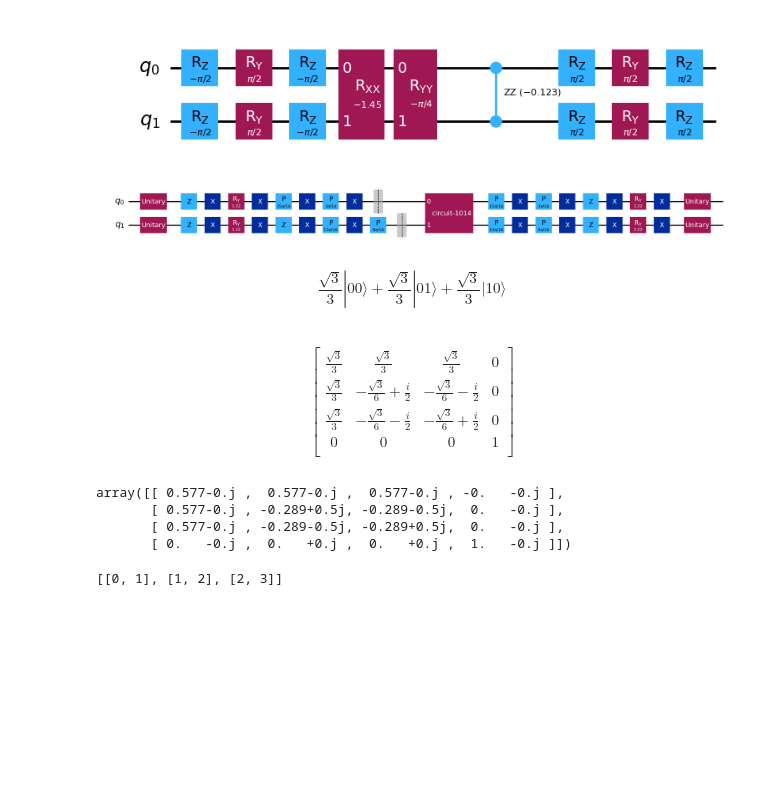
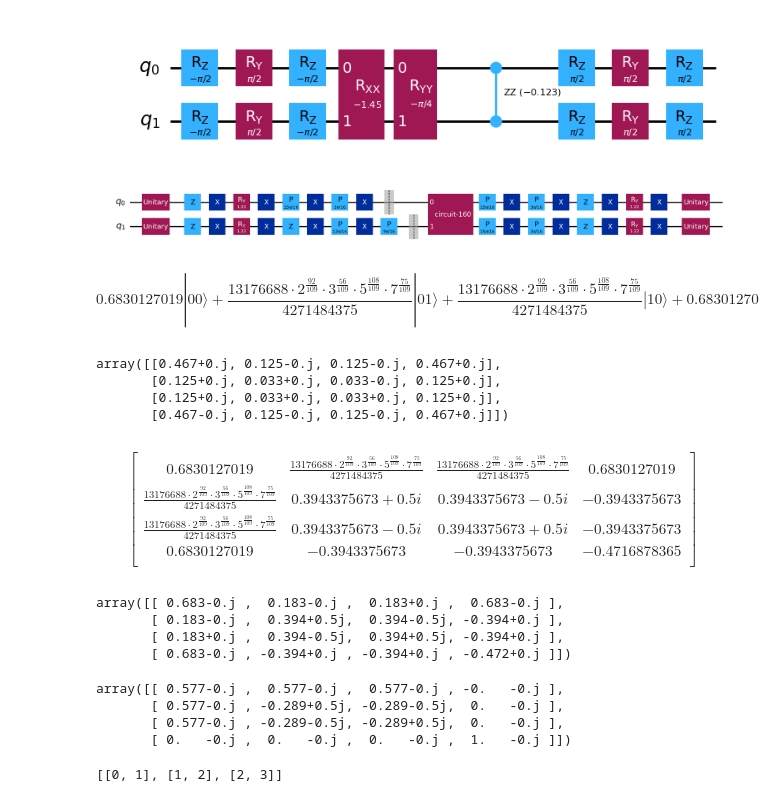
Before and after one commit to slysek/qudityD3, a Jupyter notebook: GHZstate.ipynb, the cells around one changed output. Cells and saved outputs as stored; diff of their text form; code cells hidden in the pictures; blank space fills up the shorter version.

```diff
--- a/GHZstate.ipynb
+++ b/GHZstate.ipynb
@@ -110,35 +111,49 @@ VCxGate.draw('mpl')
 # %% [output]
 [figure]
 # %%
-#basisTransformationMatrix = np.array([[1/np.sqrt(2), 1/np.sqrt(2)], [1/np.sqrt(2), -1/np.sqrt(2)]])
-basisTransformationMatrix = np.identity(2)
+basisTransformationMatrix = np.array([[1/np.sqrt(2), 1/np.sqrt(2)], [1/np.sqrt(2), -1/np.sqrt(2)]])
+#basisTransformationMatrix = np.identity(2)
 uniGate = UnitaryGate(basisTransformationMatrix)
 cartanCirc = cartanCircuit(VCxGate, uniGate)
 cartanCirc.draw('mpl')
 # %% [output]
-[figure, old version]
+[figure, new version]
 # %%
 Statevector(cartanCirc).draw('latex')
 # %% [output]
-$$\frac{\sqrt{3}}{3} |00\rangle+\frac{\sqrt{3}}{3} |01\rangle+\frac{\sqrt{3}}{3} |10\rangle$$
+$$0.6830127019 |00\rangle+\frac{13176688 \cdot 2^{\frac{92}{109}} \cdot 3^{\frac{56}{109}} \cdot 5^{\frac{108}{109}} \cdot 7^{\frac{75}{109}}}{4271484375} |01\rangle+\frac{13176688 \cdot 2^{\frac{92}{109}} \cdot 3^{\frac{56}{109}} \cdot 5^{\frac{108}{109}} \cdot 7^{\frac{75}{109}}}{4271484375} |10\rangle+0.6830127019 |11\rangle$$
+# %%
+Statevector(cartanCirc).to_operator().to_matrix().round(3)
+# %% [output]
+array([[0.467+0.j, 0.125-0.j, 0.125-0.j, 0.467+0.j],
+       [0.125+0.j, 0.033+0.j, 0.033-0.j, 0.125+0.j],
+       [0.125+0.j, 0.033+0.j, 0.033+0.j, 0.125+0.j],
+       [0.467-0.j, 0.125-0.j, 0.125-0.j, 0.467+0.j]])
 # %%
 Operator(cartanCirc).draw('latex')
 # %% [output]
 $$
 \begin{bmatrix}
-\frac{\sqrt{3}}{3} & \frac{\sqrt{3}}{3} & \frac{\sqrt{3}}{3} & 0  \\
- \frac{\sqrt{3}}{3} & - \frac{\sqrt{3}}{6} + \frac{i}{2} & - \frac{\sqrt{3}}{6} - \frac{i}{2} & 0  \\
- \frac{\sqrt{3}}{3} & - \frac{\sqrt{3}}{6} - \frac{i}{2} & - \frac{\sqrt{3}}{6} + \frac{i}{2} & 0  \\
- 0 & 0 & 0 & 1  \\
+0.6830127019 & \frac{13176688 \cdot 2^{\frac{92}{109}} \cdot 3^{\frac{56}{109}} \cdot 5^{\frac{108}{109}} \cdot 7^{\frac{75}{109}}}{4271484375} & \frac{13176688 \cdot 2^{\frac{92}{109}} \cdot 3^{\frac{56}{109}} \cdot 5^{\frac{108}{109}} \cdot 7^{\frac{75}{109}}}{4271484375} & 0.6830127019  \\
+ \frac{13176688 \cdot 2^{\frac{92}{109}} \cdot 3^{\frac{56}{109}} \cdot 5^{\frac{108}{109}} \cdot 7^{\frac{75}{109}}}{4271484375} & 0.3943375673 + 0.5 i & 0.3943375673 - 0.5 i & -0.3943375673  \\
+ \frac{13176688 \cdot 2^{\frac{92}{109}} \cdot 3^{\frac{56}{109}} \cdot 5^{\frac{108}{109}} \cdot 7^{\frac{75}{109}}}{4271484375} & 0.3943375673 - 0.5 i & 0.3943375673 + 0.5 i & -0.3943375673  \\
+ 0.6830127019 & -0.3943375673 & -0.3943375673 & -0.4716878365  \\
  \end{bmatrix}
 $$
+# %%
+Operator(cartanCirc).to_matrix().round(3)
+# %% [output]
+array([[ 0.683-0.j ,  0.183-0.j ,  0.183+0.j ,  0.683-0.j ],
+       [ 0.183-0.j ,  0.394+0.5j,  0.394-0.5j, -0.394+0.j ],
+       [ 0.183+0.j ,  0.394-0.5j,  0.394+0.5j, -0.394+0.j ],
+       [ 0.683-0.j , -0.394+0.j , -0.394+0.j , -0.472+0.j ]])
 # %%
 Operator(uniGate).tensor(Operator(uniGate)).dot(cartanCirc).dot(Operator(uniGate.conjugate()).tensor(Operator(uniGate.conjugate()))).to_matrix().round(3)
 # %% [output]
 array([[ 0.577-0.j ,  0.577-0.j ,  0.577-0.j , -0.   -0.j ],
        [ 0.577-0.j , -0.289+0.5j, -0.289-0.5j,  0.   -0.j ],
        [ 0.577-0.j , -0.289-0.5j, -0.289+0.5j,  0.   -0.j ],
-       [ 0.   -0.j ,  0.   +0.j ,  0.   +0.j ,  1.   -0.j ]])
+       [ 0.   -0.j ,  0.   -0.j ,  0.   -0.j ,  1.   -0.j ]])
 # %%
 n = 3
 listOfQudtis = [[i, i+1] for i in range(n)]
```
Also changed, not shown: parts of 11 cells of this notebook, 1 other file.
